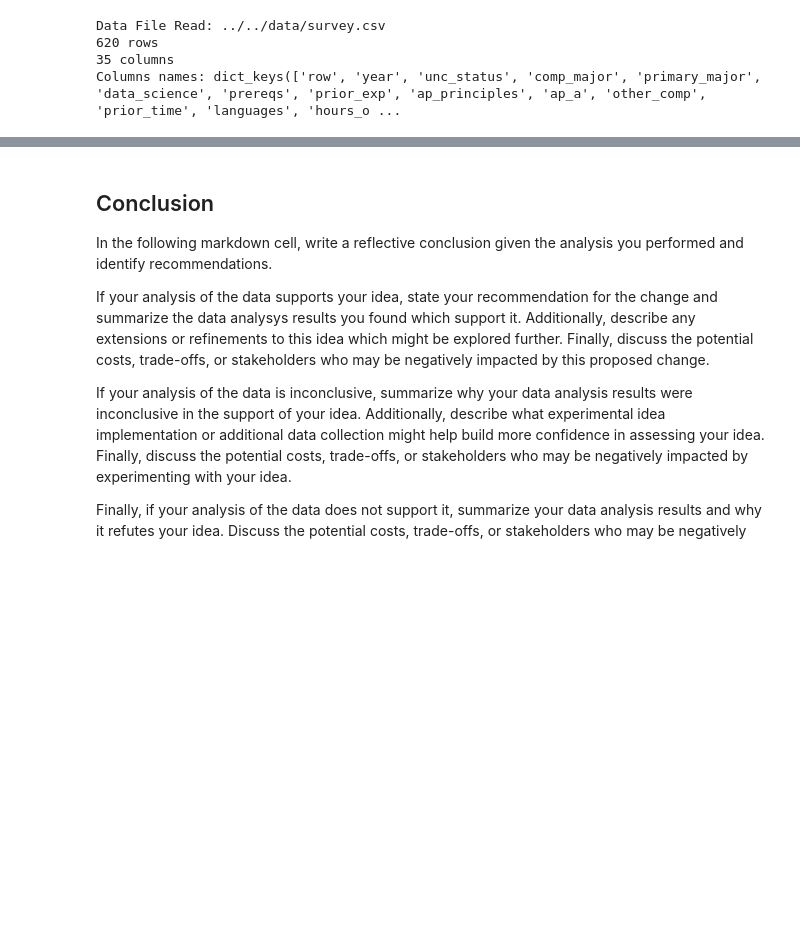
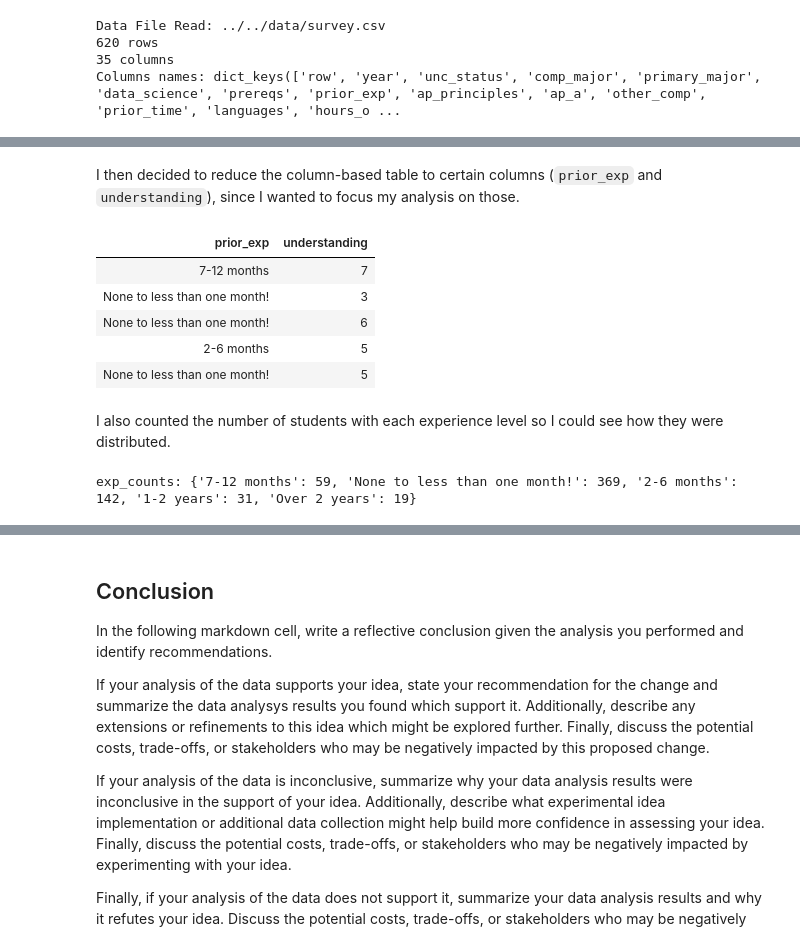
Before and after one commit to katiecha/comp110-22s-workspace, a Jupyter notebook: exercises/ex08/analysis.ipynb, the cells around one changed output, grey strips where cells are left out. Drawn from its saved outputs; the diff is of its cells as text; code cells hidden in the pictures; blank space fills up the shorter version.

```diff
--- a/exercises/ex08/analysis.ipynb
+++ b/exercises/ex08/analysis.ipynb
@@ -112,0 +127,23 @@ KeyError: 'subject_age'
+# %% [markdown]
+I then decided to reduce the column-based table to certain columns (`prior_exp` and `understanding`), since I wanted to focus my analysis on those.
+# %%
+from data_utils import select
+
+selected_data: dict[str, list[str]] = select(data_cols, ["prior_exp", "understanding"])
+tabulate(head(selected_data, 5), selected_data.keys(), "html")
+# %% [output]
+| prior_exp | understanding |
+| 7-12 months | 7 |
+| None to less than one month! | 3 |
+| None to less than one month! | 6 |
+| 2-6 months | 5 |
+| None to less than one month! | 5 |
+# %% [markdown]
+I also counted the number of students with each experience level so I could see how they were distributed.
+# %%
+from data_utils import count
+
+exp_counts: dict[str, int] = count(selected_data["prior_exp"])
+print(f"exp_counts: {exp_counts}")
+# %% [output]
+exp_counts: {'7-12 months': 59, 'None to less than one month!': 369, '2-6 months': 142, '1-2 years': 31, 'Over 2 years': 19}
```
Also changed, not shown: parts of 19 cells of this notebook, 3 other files.
